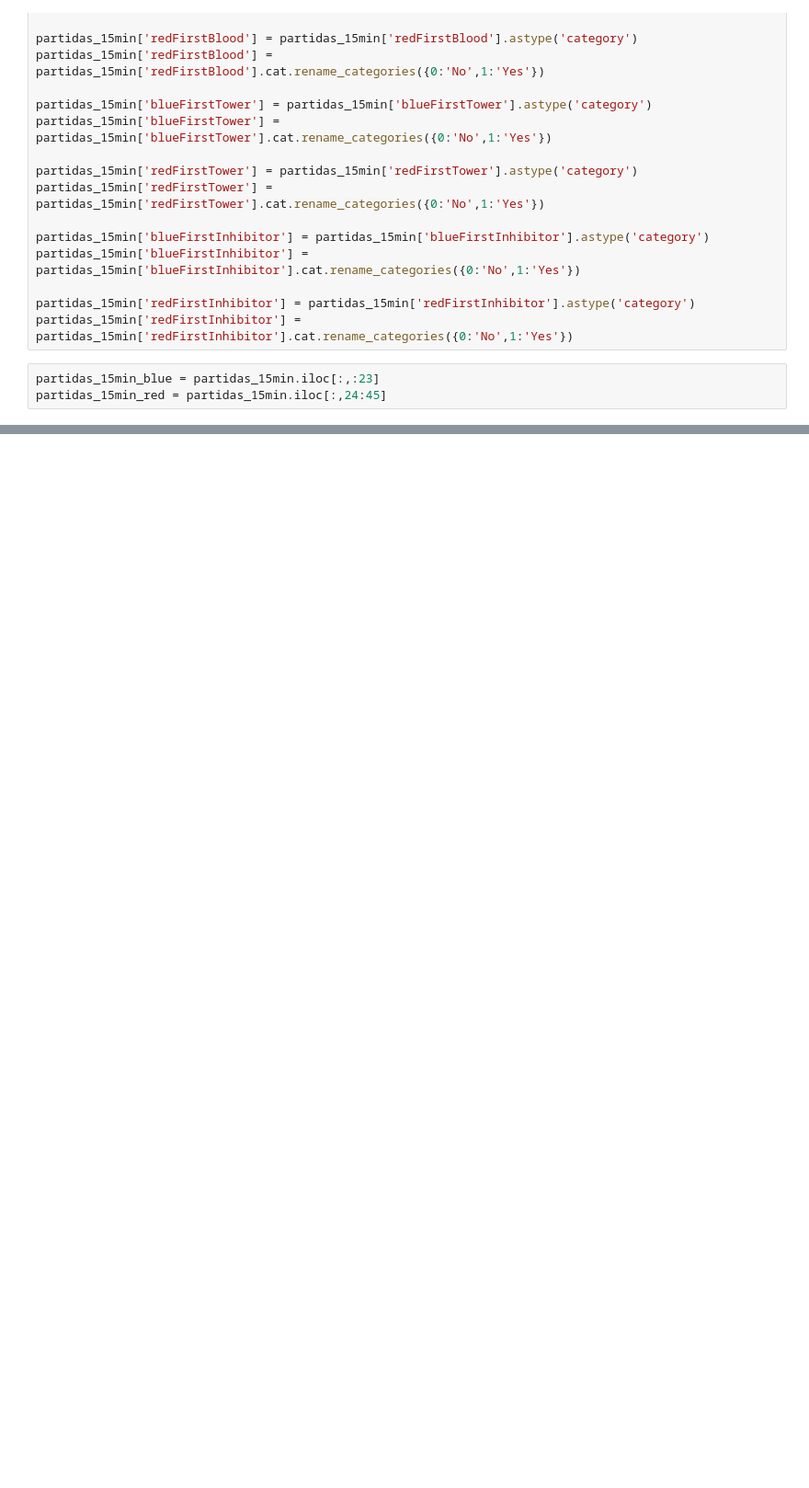
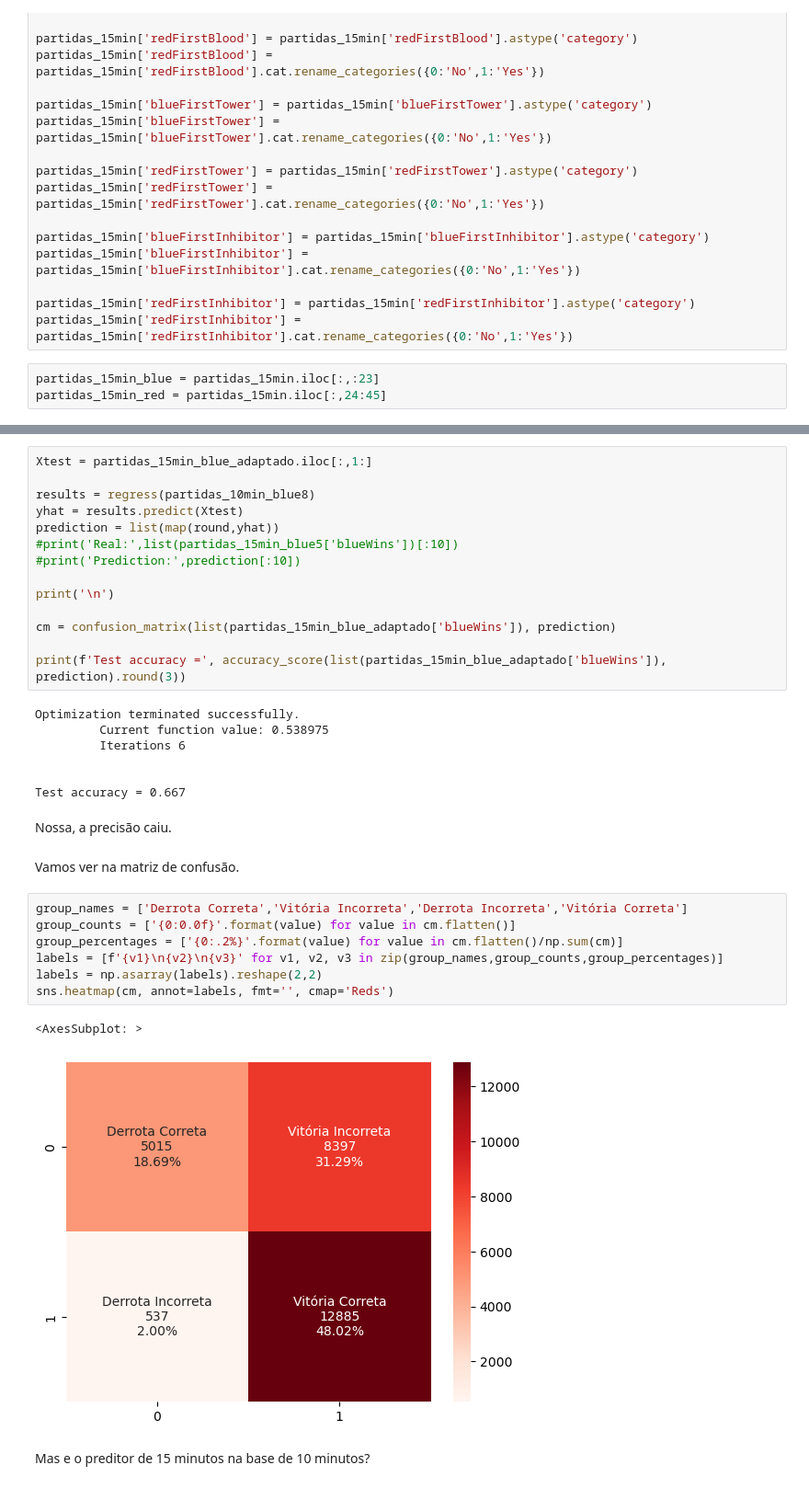
Before and after one commit to cunhavictor111/proj_3_cdados_solorun, a Jupyter notebook: relatorio.ipynb, the cells around one changed output, grey strips where cells are left out. Shown at 92% size. Saved outputs shown, nothing was run; the diff lists cells and outputs as text; blank space fills up the shorter version.

```diff
--- a/relatorio.ipynb
+++ b/relatorio.ipynb
@@ -739,0 +530,37 @@ Test accuracy = 0.791
+# %%
+Xtest = partidas_15min_blue_adaptado.iloc[:,1:]
+
+results = regress(partidas_10min_blue8)
+yhat = results.predict(Xtest)
+prediction = list(map(round,yhat))
+#print('Real:',list(partidas_15min_blue5['blueWins'])[:10])
+#print('Prediction:',prediction[:10])
+
+print('\n')
+
+cm = confusion_matrix(list(partidas_15min_blue_adaptado['blueWins']), prediction)
+
+print(f'Test accuracy =', accuracy_score(list(partidas_15min_blue_adaptado['blueWins']), prediction).round(3))
+# %% [output]
+Optimization terminated successfully.
+         Current function value: 0.538975
+         Iterations 6
+
+
+Test accuracy = 0.667
+# %% [markdown]
+Nossa, a precisão caiu.
+# %% [markdown]
+Vamos ver na matriz de confusão.
+# %%
+group_names = ['Derrota Correta','Vitória Incorreta','Derrota Incorreta','Vitória Correta']
+group_counts = ['{0:0.0f}'.format(value) for value in cm.flatten()]
+group_percentages = ['{0:.2%}'.format(value) for value in cm.flatten()/np.sum(cm)]
+labels = [f'{v1}\n{v2}\n{v3}' for v1, v2, v3 in zip(group_names,group_counts,group_percentages)]
+labels = np.asarray(labels).reshape(2,2)
+sns.heatmap(cm, annot=labels, fmt='', cmap='Reds')
+# %% [output]
+<AxesSubplot: >
+[figure, added]
+# %% [markdown]
+Mas e o preditor de 15 minutos na base de 10 minutos?
```
Also changed, not shown: parts of 89 cells of this notebook.
